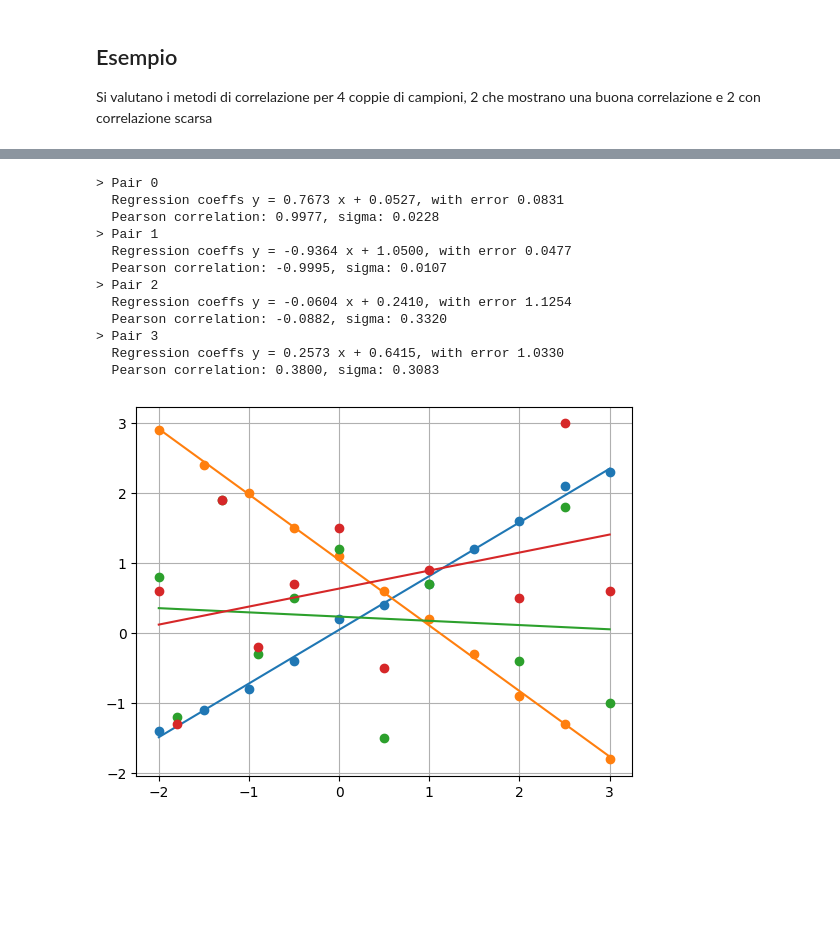
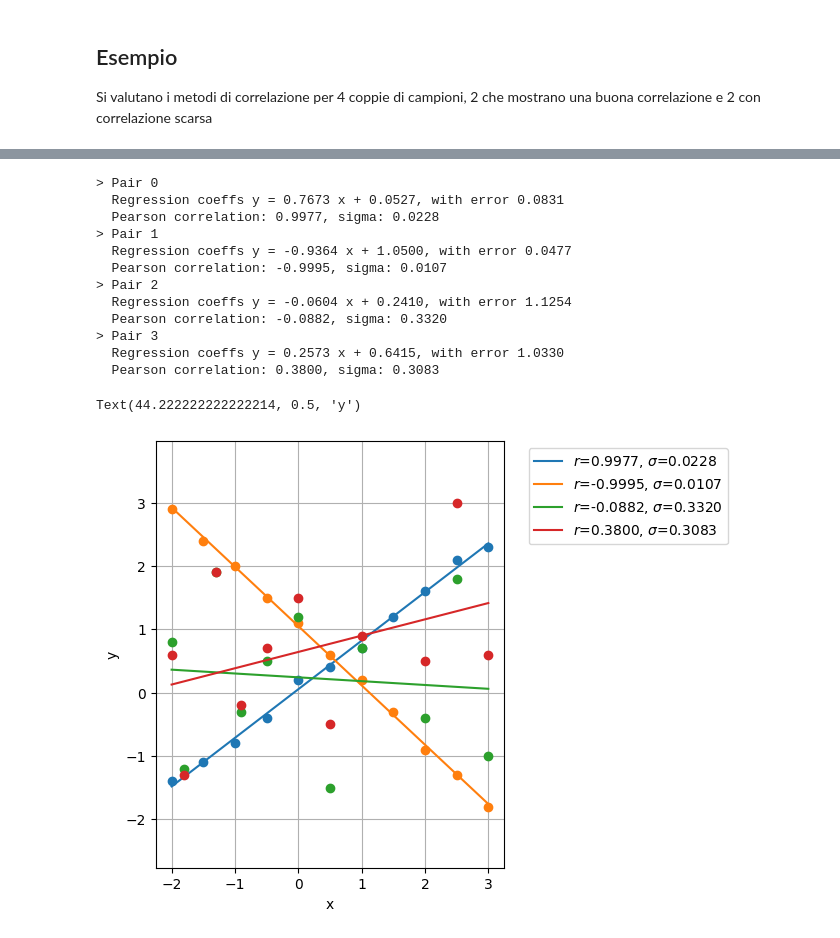
Before and after one commit to Basics2022/bbooks-programming-hs, a Jupyter notebook: _build/jupyter_execute/ch/statistics/hp-test-correlation.ipynb, the cells around one changed output, grey strips where cells are left out. Cells and saved outputs as stored; diff of their text form; code cells hidden in the pictures; blank space fills up the shorter version.

```diff
--- a/_build/jupyter_execute/ch/statistics/hp-test-correlation.ipynb
+++ b/_build/jupyter_execute/ch/statistics/hp-test-correlation.ipynb
@@ -126,8 +126,9 @@ pairs = [
 }
 ]
 
-plt.figure()
-for i in range(len(pairs)):
-    plt.plot(pairs[i]['x'], pairs[i]['y'], 'o', color=plt.cm.tab10(i))
 
-plt.grid()
+# plt.figure()
+# for i in range(len(pairs)):
+#     plt.plot(pairs[i]['x'], pairs[i]['y'], 'o', color=plt.cm.tab10(i))
+# plt.grid()
+# plt.axis('equal')
@@ -157,32 +156,38 @@ for i in range(len(pairs)):
 
     #> Find average square error
     e = np.sum( ( z[0]*x + z[1] - y )**2 ) / n
 
     #> Pearson
     #> correlation coefficient
     r = nSxy / np.sqrt( nSx2 * nSy2 )
     #> sigma
     sigma = np.sqrt( (1 - r**2) / ( n-2 ) )
 
     print(f"> Pair {i}")
     print(f"  Regression coeffs y = {z[0]:.4f} x + {z[1]:.4f}, with error {e**.5:.4f}")
     print(f"  Pearson correlation: {r:.4f}, sigma: {sigma:.4f}")
 
     plt.plot(x, y          , 'o', color=plt.cm.tab10(i))
-    plt.plot(x, z[0]*x+z[1], '-', color=plt.cm.tab10(i))
+    plt.plot(x, z[0]*x+z[1], '-', color=plt.cm.tab10(i), label=f"$r$={r:.4f}, $\sigma$={sigma:.4f}")
 
 plt.grid()
+plt.legend(loc="upper left", bbox_to_anchor=(1.05, 1.0))
+plt.tight_layout()
+plt.axis('equal')
+plt.xlabel('x')
+plt.ylabel('y')
 # %% [output]
 > Pair 0
   Regression coeffs y = 0.7673 x + 0.0527, with error 0.0831
   Pearson correlation: 0.9977, sigma: 0.0228
 > Pair 1
   Regression coeffs y = -0.9364 x + 1.0500, with error 0.0477
   Pearson correlation: -0.9995, sigma: 0.0107
 > Pair 2
   Regression coeffs y = -0.0604 x + 0.2410, with error 1.1254
   Pearson correlation: -0.0882, sigma: 0.3320
 > Pair 3
   Regression coeffs y = 0.2573 x + 0.6415, with error 1.0330
   Pearson correlation: 0.3800, sigma: 0.3083
+Text(44.222222222222214, 0.5, 'y')
-[figure, old version]
+[figure, new version]
```
Also changed, not shown: parts of 1 cell of this notebook, 8 other files.
